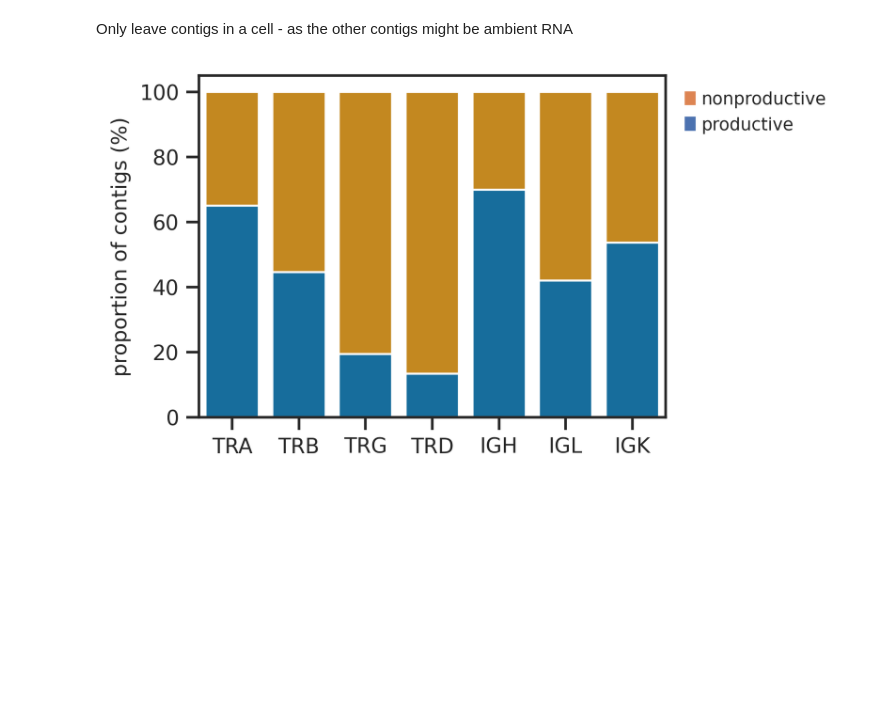
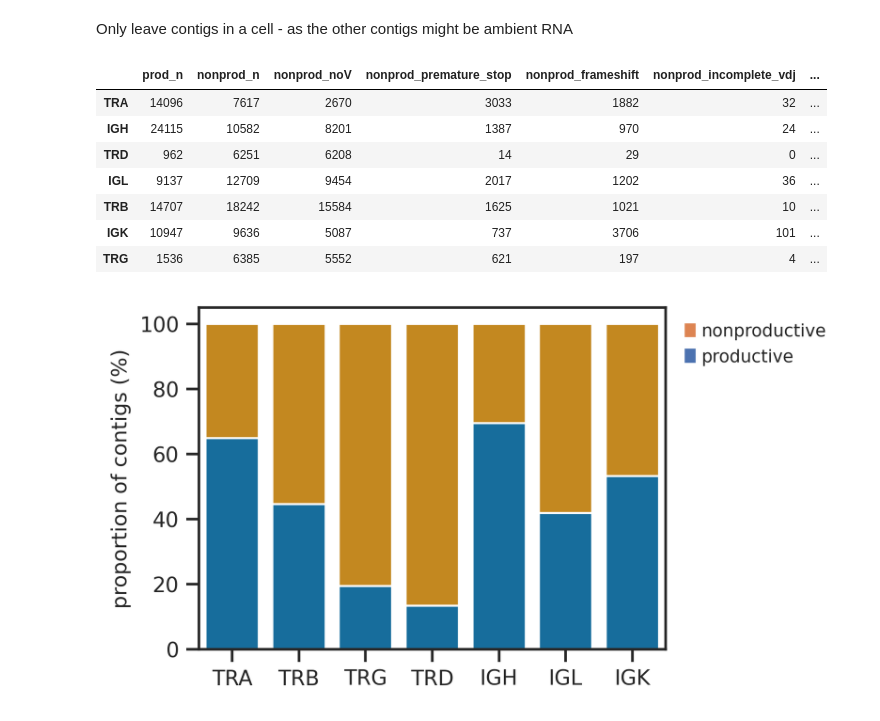
Before and after one commit to zktuong/dandelion-demo-files, a Jupyter notebook: dandelion_manuscript/notebook/01_refining_annotation/panfetal_nonproductive.ipynb, the cells around one changed output. Cells and saved outputs as stored; diff of their text form; code cells hidden in the pictures; blank space fills up the shorter version.

```diff
--- a/dandelion_manuscript/notebook/01_refining_annotation/panfetal_nonproductive.ipynb
+++ b/dandelion_manuscript/notebook/01_refining_annotation/panfetal_nonproductive.ipynb
@@ -214,5 +218,5 @@ vdj_cell = vdj_combine[~vdj_combine['celltype'].isna()]
 ### skip this step for main figure
 ### for supplementary Figure
 # remove thymic samples to make sure this is not just thymus
-#vdj_cell = vdj_cell[~(vdj_cell['organ']=='TH')]
+vdj_cell = vdj_cell[~(vdj_cell['organ']=='TH')]
 # %%
@@ -260,3 +275,14 @@ df['nonprod_others'] = df['nonprod_n'] - df['nonprod_noV'] - df['nonprod_prematu
+# %%
+df
+# %% [output]
+|  | prod_n | nonprod_n | nonprod_noV | nonprod_premature_stop | nonprod_frameshift | nonprod_incomplete_vdj | ... |
+| TRA | 14096 | 7617 | 2670 | 3033 | 1882 | 32 | ... |
+| IGH | 24115 | 10582 | 8201 | 1387 | 970 | 24 | ... |
+| TRD | 962 | 6251 | 6208 | 14 | 29 | 0 | ... |
+| IGL | 9137 | 12709 | 9454 | 2017 | 1202 | 36 | ... |
+| TRB | 14707 | 18242 | 15584 | 1625 | 1021 | 10 | ... |
+| IGK | 10947 | 9636 | 5087 | 737 | 3706 | 101 | ... |
+| TRG | 1536 | 6385 | 5552 | 621 | 197 | 4 | ... |
 # %%
 df['locus'] = df.index
 # %%
```
Also changed, not shown: parts of 10 cells of this notebook, 27 other files.
